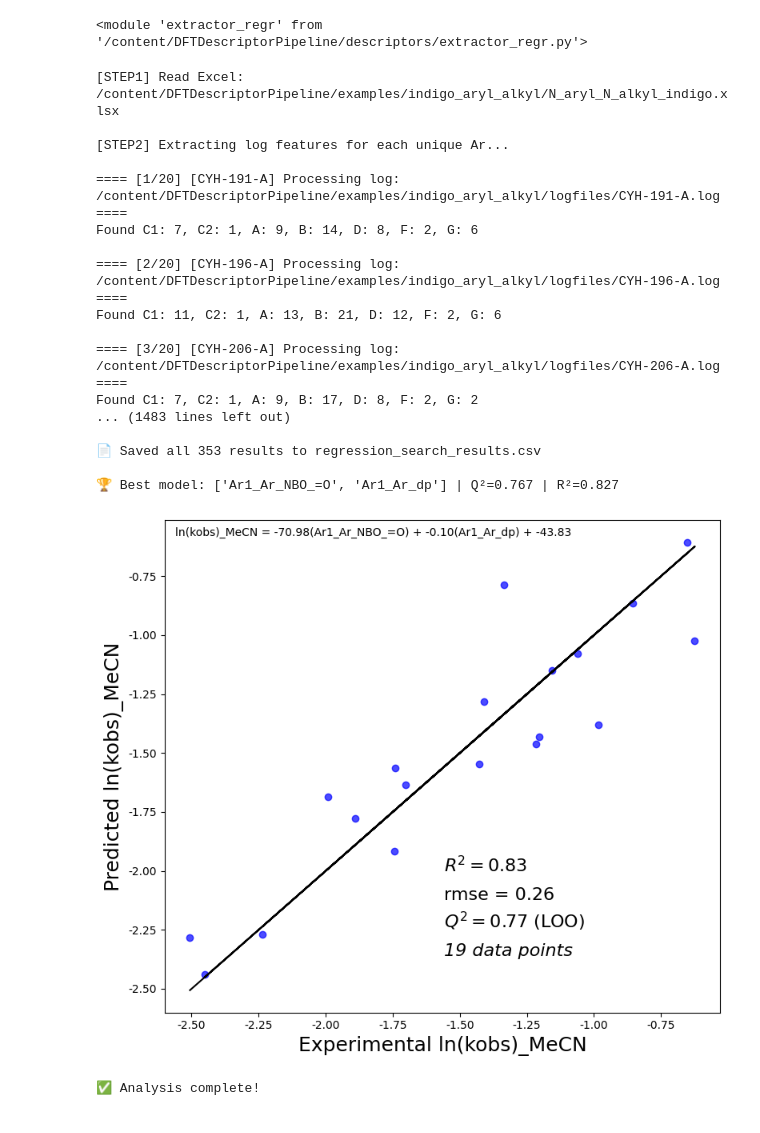
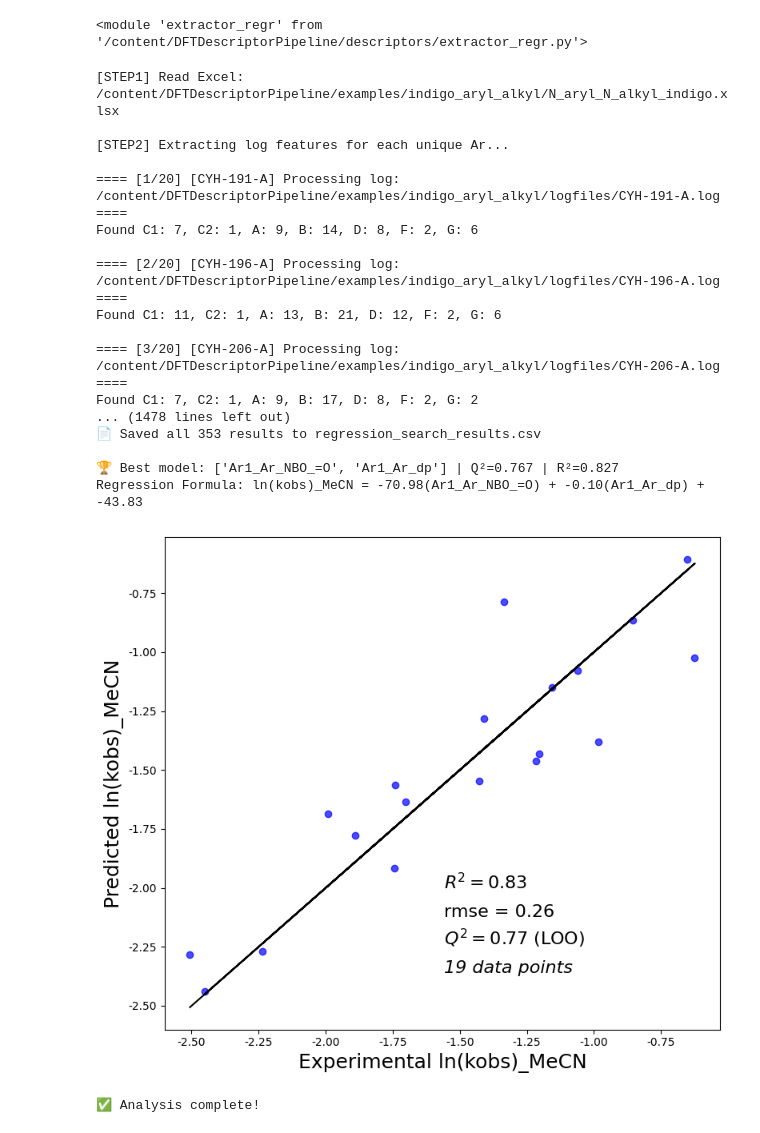
Before and after one commit to peculab/DFTDescriptorPipeline, a Jupyter notebook: examples/indigo_aryl_alkyl/indigo_aryl_alkyl.ipynb, the cells around one changed output. Saved outputs shown, nothing was run; the diff lists cells and outputs as text; code cells hidden in the pictures.

```diff
--- a/examples/indigo_aryl_alkyl/indigo_aryl_alkyl.ipynb
+++ b/examples/indigo_aryl_alkyl/indigo_aryl_alkyl.ipynb
@@ -58,34 +58,34 @@ importlib.reload(extractor_regr)
 # %% [output]
 <module 'extractor_regr' from '/content/DFTDescriptorPipeline/descriptors/extractor_regr.py'>
 # %%
-# 指向原始資料（包含 Ar1、Ar2、...）
 data_dir = "/content/DFTDescriptorPipeline/examples/indigo_aryl_alkyl"
 xlsx_path = glob.glob(os.path.join(data_dir, "*.xlsx"))[0]
 log_folder = os.path.join(data_dir, "logfiles")
 
-# 一鍵執行
+# One-click execution
 df, results, best_model = extractor_regr.run_full_pipeline(
     log_folder=log_folder,
-    xlsx_path=xlsx_path,          # 直接用原檔
+    xlsx_path=xlsx_path,
+    max_features=3,
     target='ln(kobs)_MeCN'
 )
 # %% [output]
 [STEP1] Read Excel: /content/DFTDescriptorPipeline/examples/indigo_aryl_alkyl/N_aryl_N_alkyl_indigo.xlsx
 
 [STEP2] Extracting log features for each unique Ar...
 
 ==== [1/20] [CYH-191-A] Processing log: /content/DFTDescriptorPipeline/examples/indigo_aryl_alkyl/logfiles/CYH-191-A.log ====
 Found C1: 7, C2: 1, A: 9, B: 14, D: 8, F: 2, G: 6
 
 ==== [2/20] [CYH-196-A] Processing log: /content/DFTDescriptorPipeline/examples/indigo_aryl_alkyl/logfiles/CYH-196-A.log ====
 Found C1: 11, C2: 1, A: 13, B: 21, D: 12, F: 2, G: 6
 
 ==== [3/20] [CYH-206-A] Processing log: /content/DFTDescriptorPipeline/examples/indigo_aryl_alkyl/logfiles/CYH-206-A.log ====
 Found C1: 7, C2: 1, A: 9, B: 17, D: 8, F: 2, G: 2
-... (1483 lines left out)
-
+... (1478 lines left out)
 📄 Saved all 353 results to regression_search_results.csv
 
 🏆 Best model: ['Ar1_Ar_NBO_=O', 'Ar1_Ar_dp'] | Q²=0.767 | R²=0.827
+Regression Formula: ln(kobs)_MeCN = -70.98(Ar1_Ar_NBO_=O) + -0.10(Ar1_Ar_dp) + -43.83
-[figure, old version]
+[figure, new version]
 ✅ Analysis complete!
```
Also changed, not shown: parts of 3 cells of this notebook.
